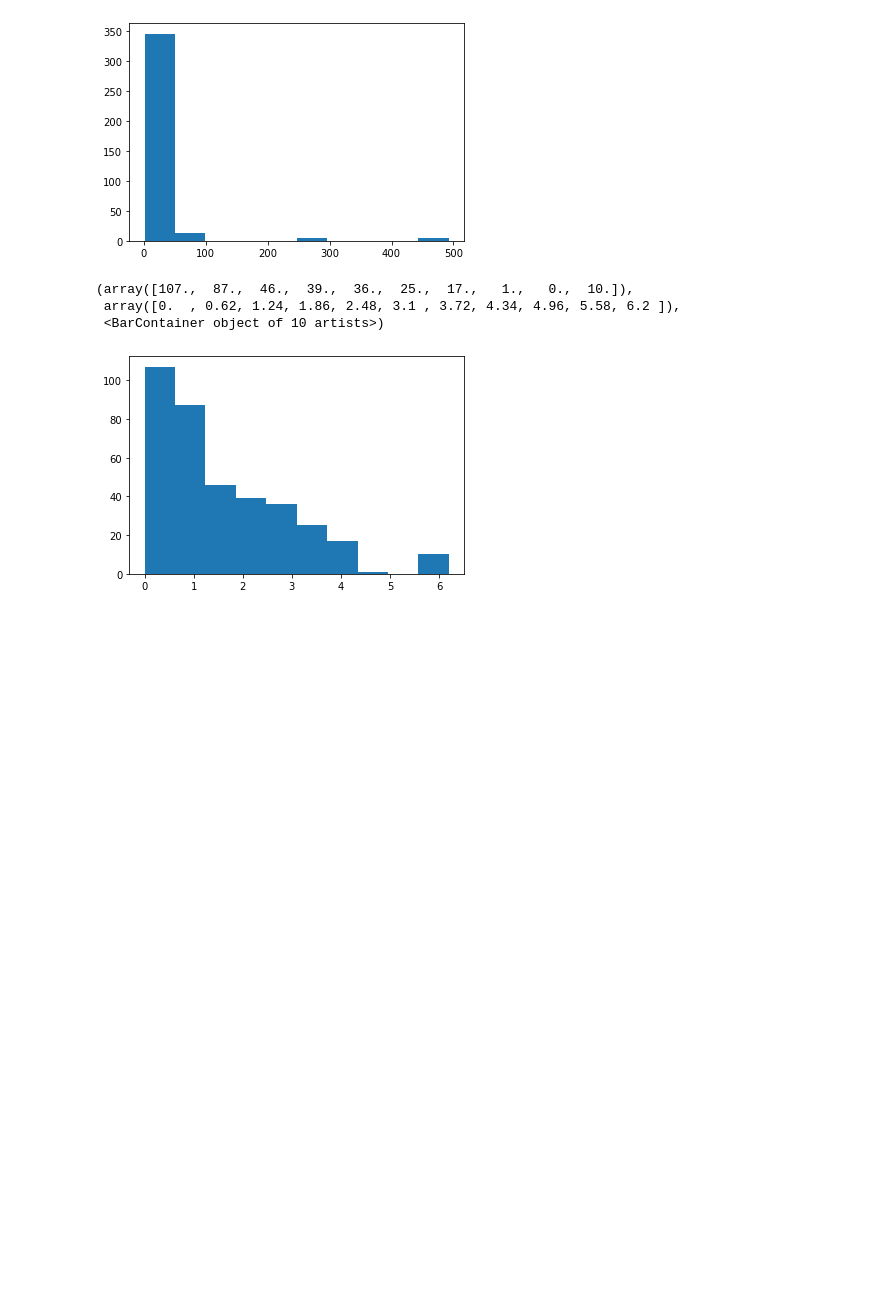
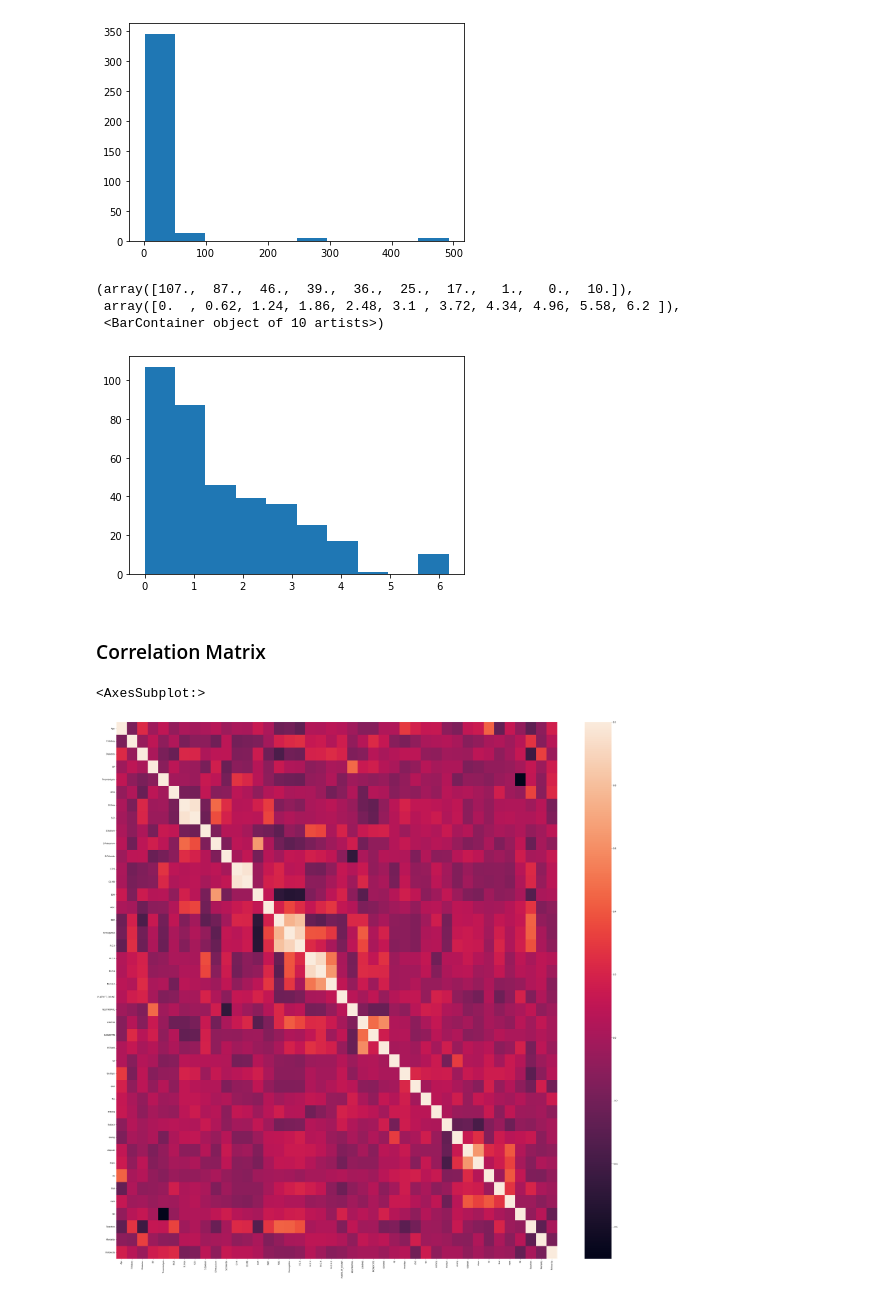
Before and after one commit to mrrkdas/Mini-Projects, a Jupyter notebook: ML Projects/Heart_Disease_Detection.ipynb, the cells around one changed output. Cells and saved outputs as stored; diff of their text form; code cells hidden in the pictures; blank space fills up the shorter version.

Commit message:
added corr matrix with seaborn heatmap

```diff
--- a/ML Projects/Heart_Disease_Detection.ipynb
+++ b/ML Projects/Heart_Disease_Detection.ipynb
@@ -167,3 +167,14 @@ plt.hist(oldpeak)
  array([0.  , 0.62, 1.24, 1.86, 2.48, 3.1 , 3.72, 4.34, 4.96, 5.58, 6.2 ]),
  <BarContainer object of 10 artists>)
 [figure]
+# %% [markdown]
+### Correlation Matrix
+# %%
+corr_matrix = df.corr()
+# %%
+from seaborn import heatmap
+plt.figure(figsize=(50, 50))
+heatmap(corr_matrix)
+# %% [output]
+<AxesSubplot:>
+[figure, added]
```
